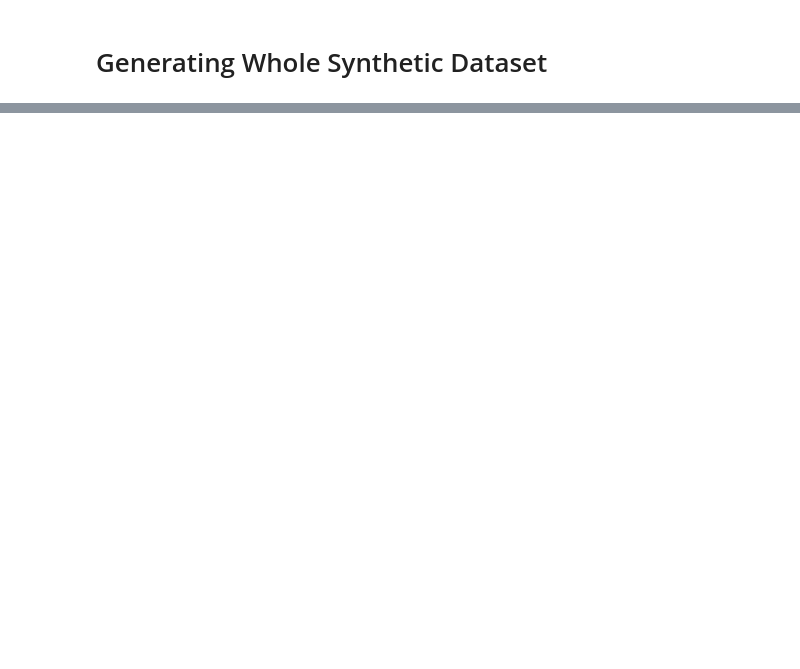
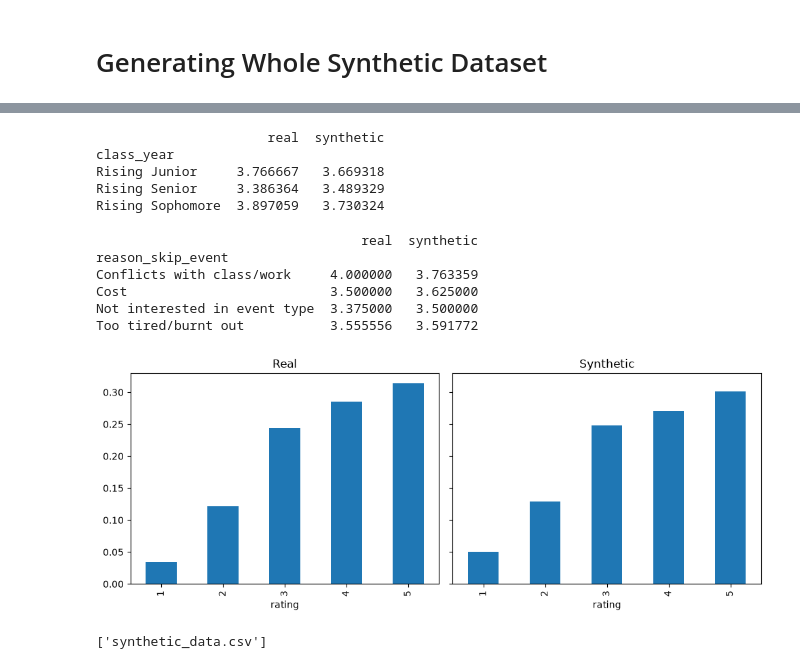
Before and after one commit to KevinWehrle/fiji-event-engagement-analytics, a Jupyter notebook: notebooks/eda.ipynb, the cells around one changed output, grey strips where cells are left out. Cells and saved outputs as stored; diff of their text form; code cells hidden in the pictures; blank space fills up the shorter version.

Commit message:
Finalize synthetic data generator, update project notes

```diff
--- a/notebooks/eda.ipynb
+++ b/notebooks/eda.ipynb
@@ -901,3 +901,8 @@ synthetic_test
 | 39 | Rising Junior | Conflicts with class/work | 1 | 1 | 0 | 0 | ... |
 # %% [markdown]
 # Generating Whole Synthetic Dataset #
+# %%
+# Generate the full synthetic dataset with 300 synthetic people
+synthetic_data = generate_synthetic_dataset(df, event_types, n_people=300)
+print(synthetic_data.shape)
+synthetic_data.head(16)  # first 2 synthetic people, to eyeball
@@ -903,0 +928,38 @@ synthetic_test
+# %%
+# Compare mean rating by class_year, real vs synthetic
+real_by_class = df_long.groupby('class_year')['rating'].mean()
+synthetic_by_class = synthetic_data.groupby('class_year')['rating'].mean()
+
+comparison = pd.DataFrame({'real': real_by_class, 'synthetic': synthetic_by_class})
+print(comparison)
+# %% [output]
+                      real  synthetic
+class_year
+Rising Junior     3.766667   3.669318
+Rising Senior     3.386364   3.489329
+Rising Sophomore  3.897059   3.730324
+# %%
+# Compare mean rating by reason_skip_event, real vs synthetic
+real_by_skip = df_long.groupby('reason_skip_event')['rating'].mean()
+synthetic_by_skip = synthetic_data.groupby('reason_skip_event')['rating'].mean()
+
+comparison_skip = pd.DataFrame({'real': real_by_skip, 'synthetic': synthetic_by_skip})
+print(comparison_skip)
+# %% [output]
+                                  real  synthetic
+reason_skip_event
+Conflicts with class/work     4.000000   3.763359
+Cost                          3.500000   3.625000
+Not interested in event type  3.375000   3.500000
+Too tired/burnt out           3.555556   3.591772
+# %%
+# visual distribution of ratings, real vs synthetic
+import matplotlib.pyplot as plt
+
+fig, axes = plt.subplots(1, 2, figsize=(10, 4), sharey=True)
+df_long['rating'].value_counts(normalize=True).sort_index().plot(kind='bar', ax=axes[0], title='Real')
+synthetic_data['rating'].value_counts(normalize=True).sort_index().plot(kind='bar', ax=axes[1], title='Synthetic')
+plt.tight_layout()
+plt.show()
+# %% [output]
+[figure, added]
@@ -903,0 +968,5 @@ synthetic_test
+# %%
+import os
+print(os.listdir('../data/processed'))
+# %% [output]
+['synthetic_data.csv']
```
Also changed, not shown: parts of 2 cells of this notebook, 2 other files.
